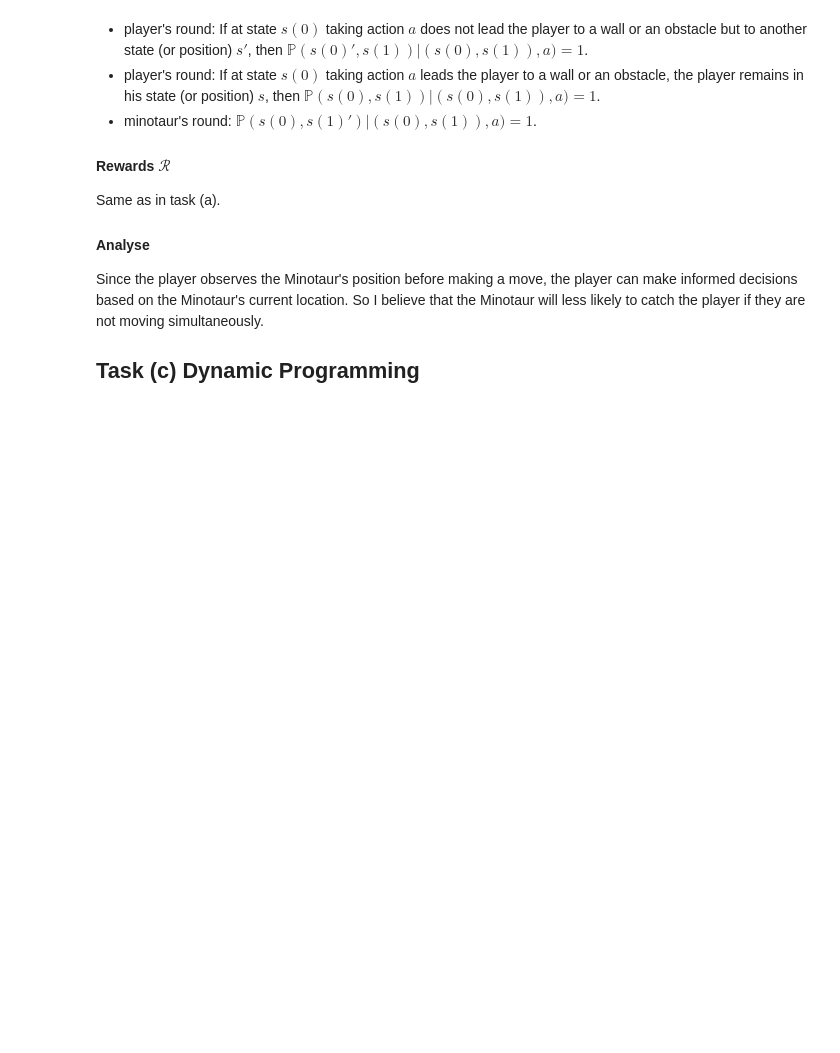
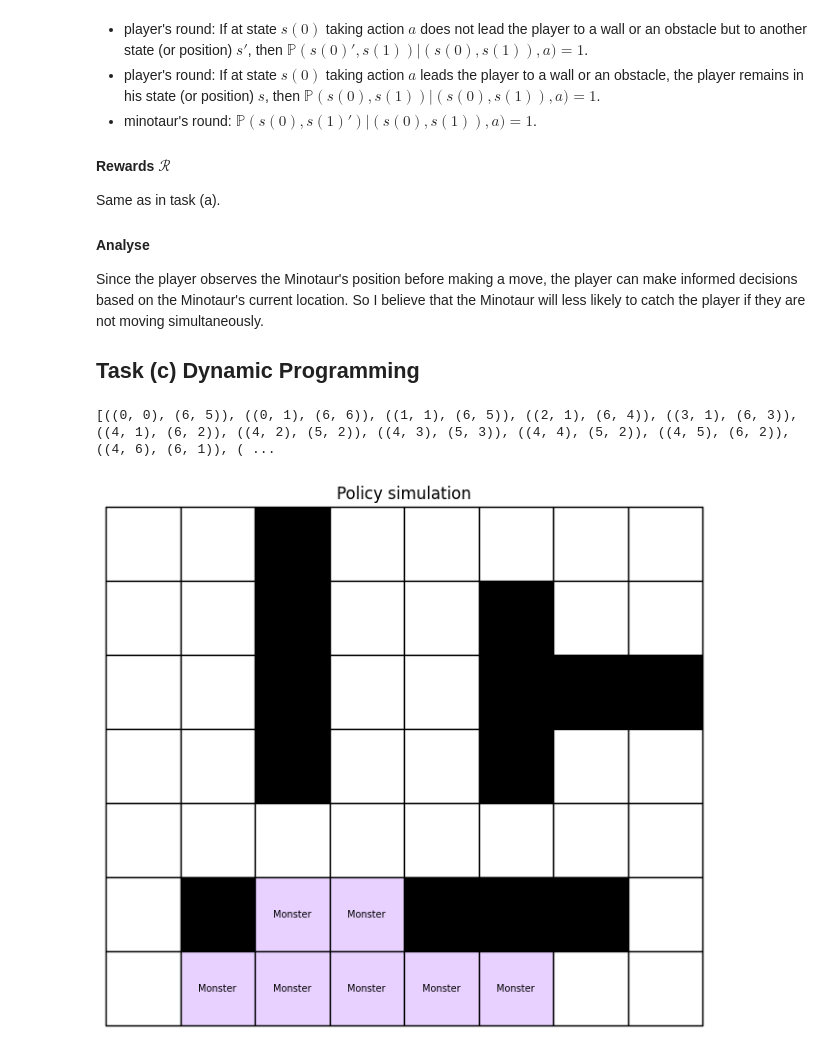
Before and after one commit to tawsiislam/RL_labs, a Jupyter notebook: lab1/lab1.ipynb, the cells around one changed output. Drawn from its saved outputs; the diff is of its cells as text; code cells hidden in the pictures; blank space fills up the shorter version.

```diff
--- a/lab1/lab1.ipynb
+++ b/lab1/lab1.ipynb
@@ -76,8 +75,16 @@ So I believe that the Minotaur will less likely to catch the player if they are
 ## Task (c) Dynamic Programming
 # %%
 # Create an environment maze
-env = mz.Maze(maze_mat)
+env = mz.Maze(maze_mat,None,False,False)
 # Finite horizon
 horizon = 20
 # Solve the MDP problem with dynamic programming
-V, policy= mz.dynamic_programming(env,horizon);
+V, policy= mz.dynamic_programming(env,horizon)
+method = 'DynProg'
+start  = ((0, 0),( 6, 5))
+path = env.simulate(start, policy, method)
+mz.animate_solution(maze_mat, path)
+print(path)
+# %% [output]
+[((0, 0), (6, 5)), ((0, 1), (6, 6)), ((1, 1), (6, 5)), ((2, 1), (6, 4)), ((3, 1), (6, 3)), ((4, 1), (6, 2)), ((4, 2), (5, 2)), ((4, 3), (5, 3)), ((4, 4), (5, 2)), ((4, 5), (6, 2)), ((4, 6), (6, 1)), ( ...
+[figure, added]
```
Also changed, not shown: parts of 6 cells of this notebook, 2 other files.
